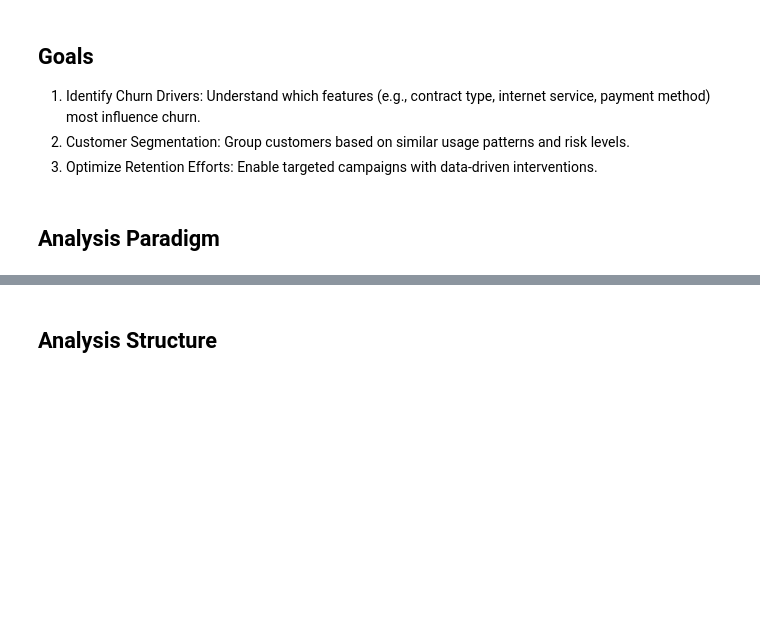
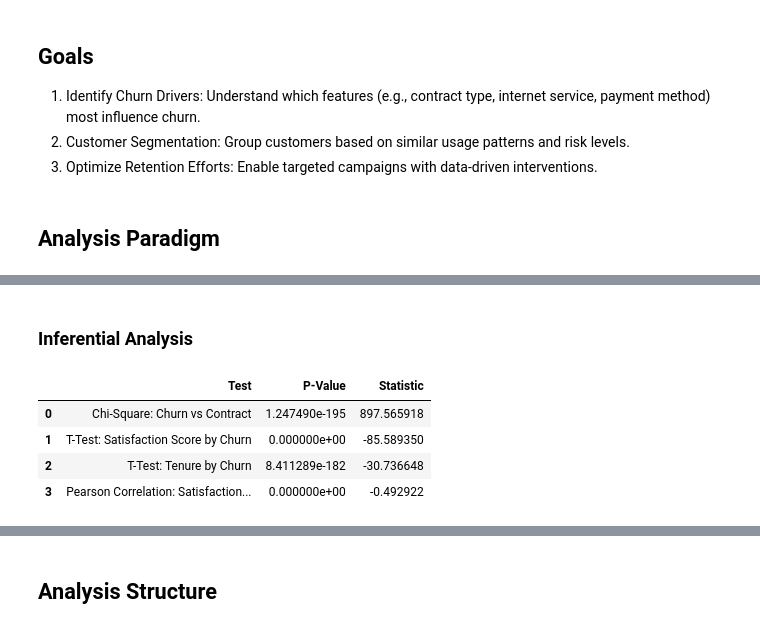
Before and after one commit to Christian-Chrata/Telco-Customer-Churn, a Jupyter notebook: Telco Customer Churn.ipynb, the cells around one changed output, grey strips where cells are left out. Saved outputs shown, nothing was run; the diff lists cells and outputs as text; code cells hidden in the pictures; blank space fills up the shorter version.

```diff
--- a/Telco Customer Churn.ipynb
+++ b/Telco Customer Churn.ipynb
@@ -862,14 +861,0 @@ df.sample(5)
-# %%
-# Remapping to become readable
-cols = [
-    "Under 30",
-    "Partner",
-    "PhoneService",
-    "PaperlessBilling",
-    "SeniorCitizen",
-    "Churn",
-]
-
-# Change False to No and True to Yes
-for col in cols:
-    df[col] = df[col].map({False: "No", True: "Yes"})
@@ -972,0 +970,41 @@ plt.show()
+# %% [markdown]
+### Inferential Analysis
+# %%
+df_clean = df.copy()
+
+# Chi-Square Test: Churn vs Contract Type
+contingency = pd.crosstab(df_clean['Contract'], df_clean['Churn'])
+chi2_stat, p_val_chi2, _, _ = stats.chi2_contingency(contingency)
+
+# T-Test: Satisfaction Score by Churn group
+churned_satisfaction = df_clean[df_clean['Churn']]['Satisfaction Score']
+retained_satisfaction = df_clean[~df_clean['Churn']]['Satisfaction Score']
+t_stat_satisfaction, p_val_satisfaction = stats.ttest_ind(churned_satisfaction, retained_satisfaction, equal_var=False)
+
+# T-Test: Tenure by Churn group
+churned_tenure = df_clean[df_clean['Churn']]['tenure']
+retained_tenure = df_clean[~df_clean['Churn']]['tenure']
+t_stat_tenure, p_val_tenure = stats.ttest_ind(churned_tenure, retained_tenure, equal_var=False)
+
+# Pearson Correlation: Satisfaction vs Churn Score
+r_score, p_val_corr = stats.pearsonr(df_clean['Satisfaction Score'], df_clean['Churn Score'])
+
+# Combined summary
+summary = pd.DataFrame({
+    'Test': [
+        'Chi-Square: Churn vs Contract',
+        'T-Test: Satisfaction Score by Churn',
+        'T-Test: Tenure by Churn',
+        'Pearson Correlation: Satisfaction vs Churn Score'
+    ],
+    'P-Value': [p_val_chi2, p_val_satisfaction, p_val_tenure, p_val_corr],
+    'Statistic': [chi2_stat, t_stat_satisfaction, t_stat_tenure, r_score],
+})
+
+summary
+# %% [output]
+|  | Test | P-Value | Statistic |
+| 0 | Chi-Square: Churn vs Contract | 1.247490e-195 | 897.565918 |
+| 1 | T-Test: Satisfaction Score by Churn | 0.000000e+00 | -85.589350 |
+| 2 | T-Test: Tenure by Churn | 8.411289e-182 | -30.736648 |
+| 3 | Pearson Correlation: Satisfaction... | 0.000000e+00 | -0.492922 |
```
Also changed, not shown: parts of 16 cells of this notebook.
